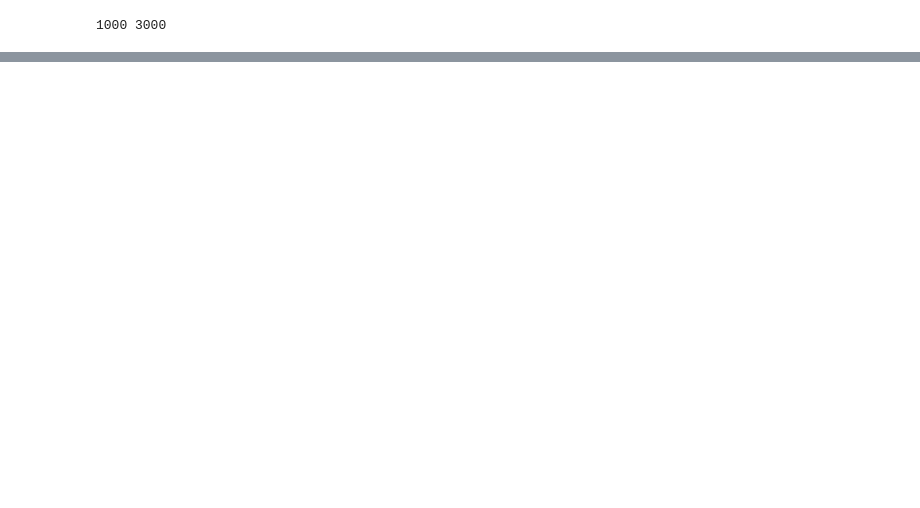
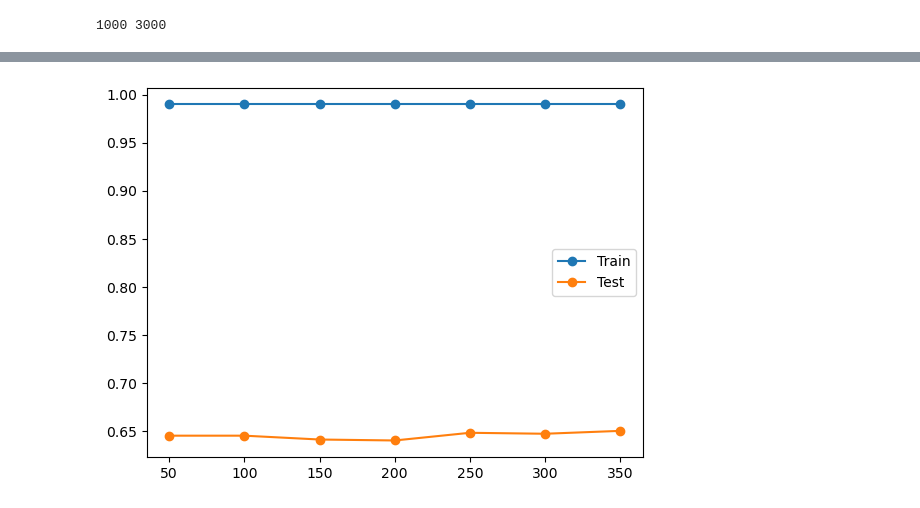
Before and after one commit to Iten-No-404/COVID-Vaccine-Stance-Detection, a Jupyter notebook: classifier.ipynb, the cells around one changed output, grey strips where cells are left out. Drawn from its saved outputs; the diff is of its cells as text; code cells hidden in the pictures; blank space fills up the shorter version.

Commit message:
Update classifier

```diff
--- a/classifier.ipynb
+++ b/classifier.ipynb
@@ -299,6 +272,0 @@ print(cm)
-# %%
-# Boost 100 weak decision trees
-model = RandomForestClassifier(n_estimators=100)
-#GradientBoostingClassifier(n_estimators=100, learning_rate=1.0, max_depth=1)
-
-model = model.fit(feature_train, category_train)
@@ -304,0 +275,18 @@ model = model.fit(feature_train, category_train)
+# %%
+# Boost 100 weak decision trees
+
+n_estimators = [50, 100, 150, 200, 250, 300, 350]
+train_scores=[]
+test_scores=[]
+for val in n_estimators:
+    model = RandomForestClassifier(n_estimators=val)
+    model = model.fit(feature_train, category_train)
+    predictions = model.predict(feature_dev)
+    acc = {metrics.accuracy_score(category_dev, predictions) * 100}
+    print(f" Model Accuracy is {acc}")
+
+    # print(metrics.classification_report(stance_dev,predictions))
+    train_score = accuracy_score(category_train,model.predict(feature_train))
+    train_scores.append(train_score)
+    test_score = accuracy_score(category_dev,model.predict(feature_dev))
+    test_scores.append(test_score)
@@ -305 +301,8 @@ model = model.fit(feature_train, category_train)
+# %%
+pyplot.plot(n_estimators, train_scores, '-o', label='Train')
+pyplot.plot(n_estimators, test_scores, '-o', label='Test')
+pyplot.legend()
+pyplot.show()
+# %% [output]
+[figure, added]
 # %%
```
Also changed, not shown: parts of 56 cells of this notebook.
